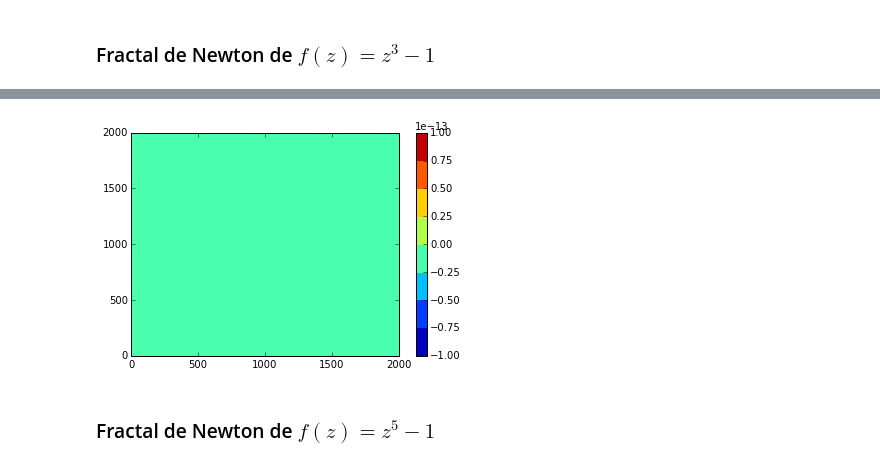
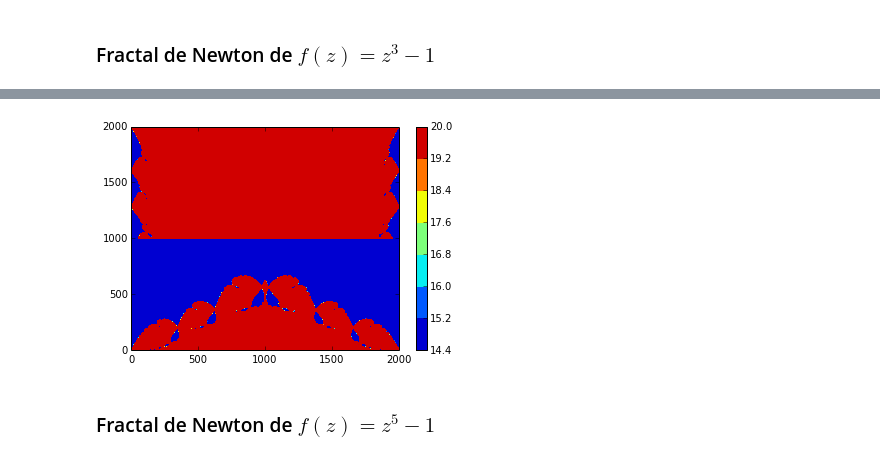
Before and after one commit to davidphysdavalos/ClasePython, a Jupyter notebook: ProyectoFinal/Presentacion.ipynb, the cells around one changed output, grey strips where cells are left out. Saved outputs shown, nothing was run; the diff lists cells and outputs as text; code cells hidden in the pictures.

```diff
--- a/ProyectoFinal/Presentacion.ipynb
+++ b/ProyectoFinal/Presentacion.ipynb
@@ -434,15 +459,19 @@ for i in range(-1000,1000):
     for j in range(-1000,1000):
 
 
-        if B[i,j]==(1.0+0.0j) or B[i,j]==-0.5+0.8660254j or B[i,j]==-0.5-0.8660254j or B[i,j]==0:
+        if abs(B[i,j]-(-0.5+0.8660254j))<0.00000000001:
 
-            if abs(B[i,j]-(-0.5+0.8660254j))<0.00000000001:
+            B[i,j]=10.0
 
-                B[i,j]=10.0
+        if abs(B[i,j]-(-0.5-0.8660254j))<0.00000000001:
 
-            if abs(B[i,j]-(-0.5-0.8660254j))<0.00000000001:
+              B[i,j]=-10.0
 
-                B[i,j]=-10.0
+        if B[i,j]==0.0 or B[i,j]==1.0:
+
+            if B[i,j]==1.0:
+
+                B[i,j]=15.0
 
         else:
 
@@ -460,10 +505,10 @@ array([[ 20.+0.j,   1.+0.j,   1.+0.j, ...,   1.+0.j,   1.+0.j,   1.+0.j],
 # %%
 plt.figure()
-plt.contourf(B.imag)
+plt.contourf(B)
 plt.colorbar()
 plt.show()
 # %% [output]
-[figure, old version]
+[figure, new version]
 # %% [markdown]
 ### Fractal de Newton de $f(z)=z^5-1$
 # %%
```
Also changed, not shown: parts of 12 cells of this notebook.
